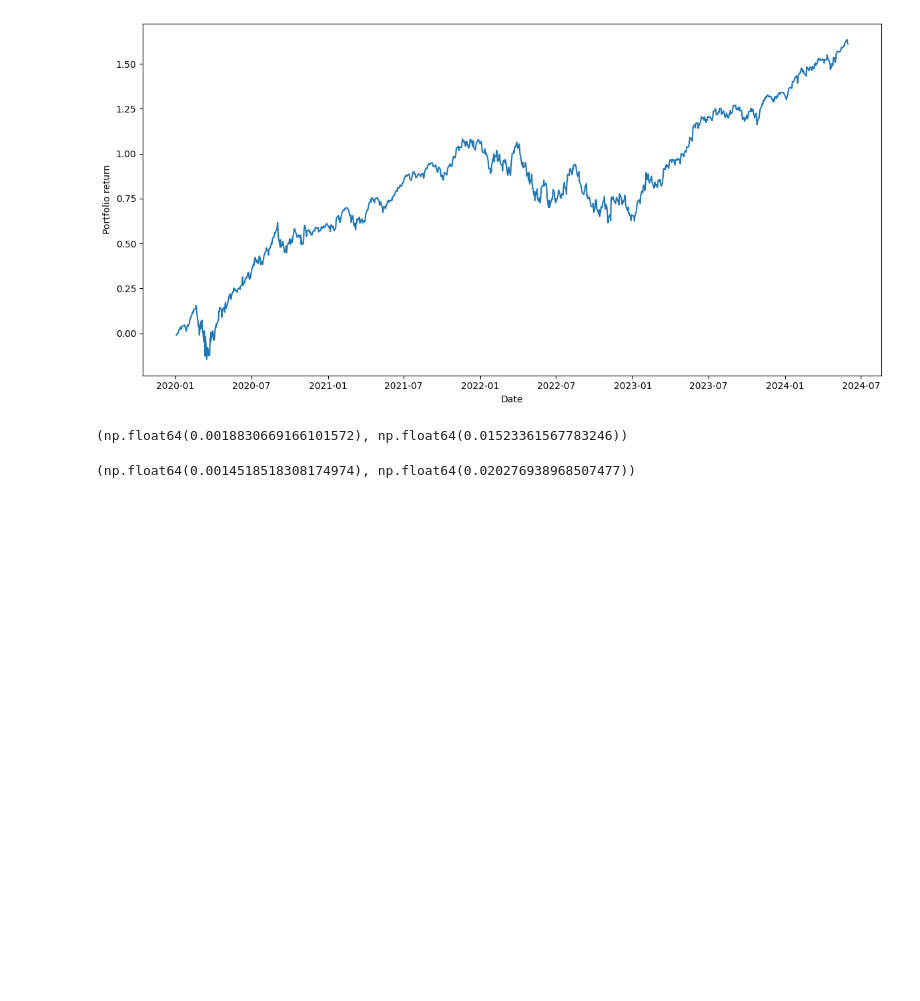
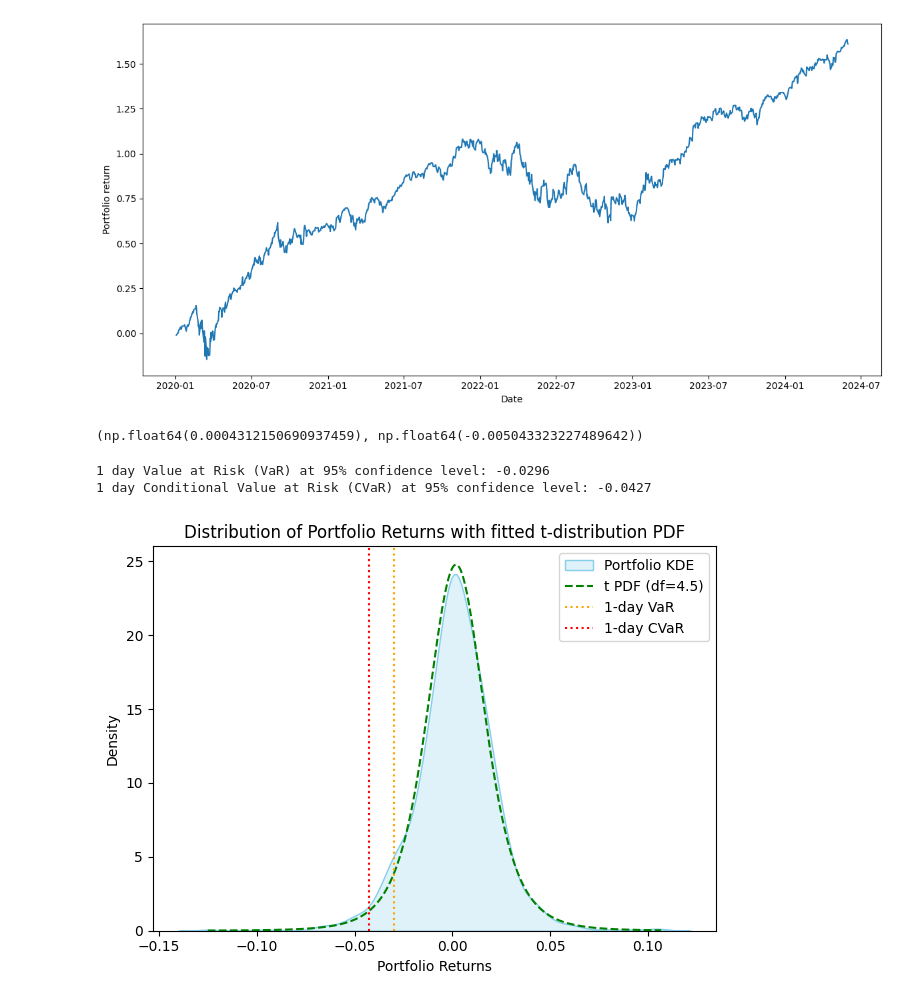
Before and after one commit to manipuppeteer/Finance-Projects, a Jupyter notebook: Stess_Test.ipynb, the cells around one changed output. Saved outputs shown, nothing was run; the diff lists cells and outputs as text; code cells hidden in the pictures; blank space fills up the shorter version.

```diff
--- a/Stess_Test.ipynb
+++ b/Stess_Test.ipynb
@@ -64,3 +64,7 @@ plt.show()
 [figure]
 # %%
 from scipy.stats import t
+df, loc, scale = t.fit(portfolio_returns)
+loc-mean, scale-std_dev
+# %% [output]
+(np.float64(0.0004312150690937459), np.float64(-0.005043323227489642))
@@ -69,8 +71,22 @@ df, loc, scale = t.fit(portfolio_returns)
-# %%
-loc, scale
-# %% [output]
-(np.float64(0.0018830669166101572), np.float64(0.01523361567783246))
-# %%
-mean, std_dev
-# %% [output]
-(np.float64(0.0014518518308174974), np.float64(0.020276938968507477))
+# %%
+param_VaR = t.ppf(0.05, df, loc=loc, scale=scale)
+CVaR=portfolio_returns[portfolio_returns <= param_VaR].mean()
+print(f"1 day Value at Risk (VaR) at 95% confidence level: {param_VaR:.4f}")
+print(f"1 day Conditional Value at Risk (CVaR) at 95% confidence level: {CVaR:.4f}")
+# %% [output]
+1 day Value at Risk (VaR) at 95% confidence level: -0.0296
+1 day Conditional Value at Risk (CVaR) at 95% confidence level: -0.0427
+# %%
+x = np.linspace(portfolio_returns.min(), portfolio_returns.max(), 1000)
+sns.kdeplot(portfolio_returns, fill=True, color='skyblue', label='Portfolio KDE')
+plt.plot(x, t.pdf(x, df, loc=loc, scale=scale), 'g--', label=f't PDF (df={df:.1f})')
+plt.axvline(param_VaR, color='orange', linestyle=':', label='1-day VaR')
+plt.axvline(CVaR, color='red', linestyle=':', label='1-day CVaR')
+
+plt.title('Distribution of Portfolio Returns with fitted t-distribution PDF')
+plt.xlabel('Portfolio Returns')
+plt.legend()
+plt.tight_layout()
+plt.show()
+# %% [output]
+[figure, added]
```
Also changed, not shown: parts of 2 cells of this notebook.
